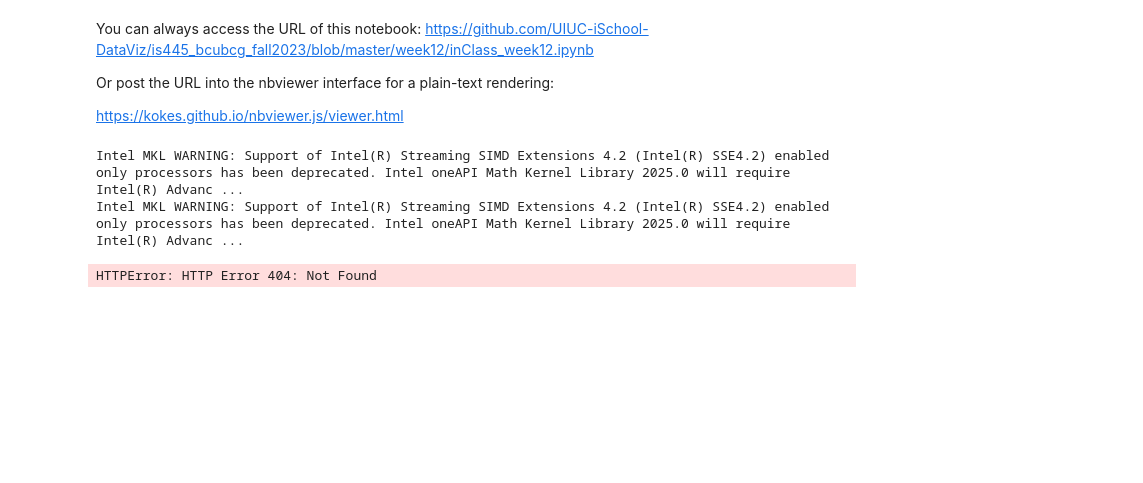
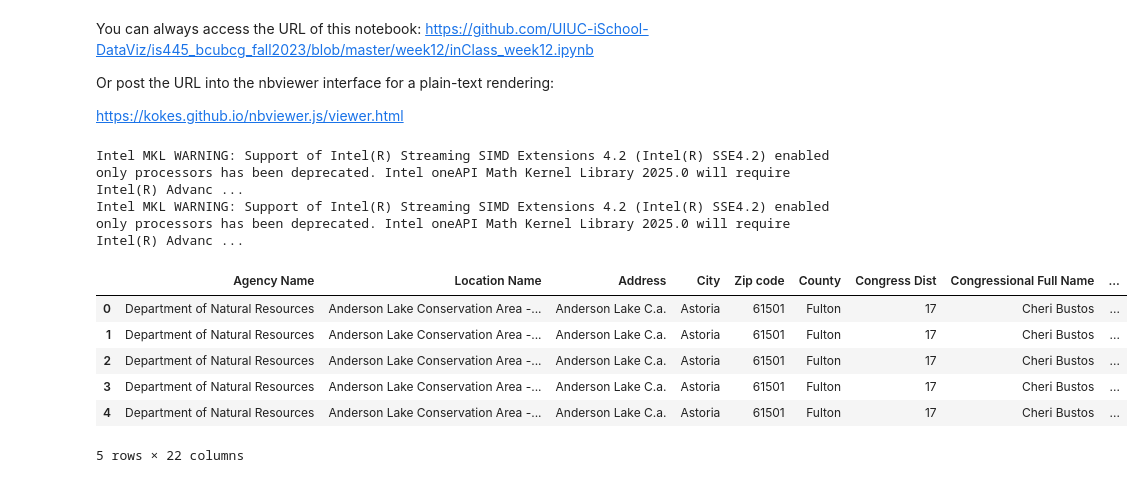
Before and after one commit to UIUC-iSchool-DataViz/is445_bcubcg_fall2023, a Jupyter notebook: week12/inClass_week12.ipynb, the cells around one changed output. Saved outputs shown, nothing was run; the diff lists cells and outputs as text; code cells hidden in the pictures; blank space fills up the shorter version.

```diff
--- a/week12/inClass_week12.ipynb
+++ b/week12/inClass_week12.ipynb
@@ -15,6 +15,14 @@ import matplotlib.pyplot as plt
 Intel MKL WARNING: Support of Intel(R) Streaming SIMD Extensions 4.2 (Intel(R) SSE4.2) enabled only processors has been deprecated. Intel oneAPI Math Kernel Library 2025.0 will require Intel(R) Advanc ...
 Intel MKL WARNING: Support of Intel(R) Streaming SIMD Extensions 4.2 (Intel(R) SSE4.2) enabled only processors has been deprecated. Intel oneAPI Math Kernel Library 2025.0 will require Intel(R) Advanc ...
 # %%
-buildings = pd.read_csv('https://github.com/UIUC-iSchool-DataViz/is445_data/raw/main/building_inventory.csv"')
+buildings = pd.read_csv('https://github.com/UIUC-iSchool-DataViz/is445_data/raw/main/building_inventory.csv')
-# %% [output]
-HTTPError: HTTP Error 404: Not Found
+# %%
+buildings.head()
+# %% [output]
+|  | Agency Name | Location Name | Address | City | Zip code | County | Congress Dist | Congressional Full Name | ... |
+| 0 | Department of Natural Resources | Anderson Lake Conservation Area -... | Anderson Lake C.a. | Astoria | 61501 | Fulton | 17 | Cheri Bustos | ... |
+| 1 | Department of Natural Resources | Anderson Lake Conservation Area -... | Anderson Lake C.a. | Astoria | 61501 | Fulton | 17 | Cheri Bustos | ... |
+| 2 | Department of Natural Resources | Anderson Lake Conservation Area -... | Anderson Lake C.a. | Astoria | 61501 | Fulton | 17 | Cheri Bustos | ... |
+| 3 | Department of Natural Resources | Anderson Lake Conservation Area -... | Anderson Lake C.a. | Astoria | 61501 | Fulton | 17 | Cheri Bustos | ... |
+| 4 | Department of Natural Resources | Anderson Lake Conservation Area -... | Anderson Lake C.a. | Astoria | 61501 | Fulton | 17 | Cheri Bustos | ... |
+5 rows × 22 columns
```
Also changed, not shown: parts of 1 cell of this notebook.
